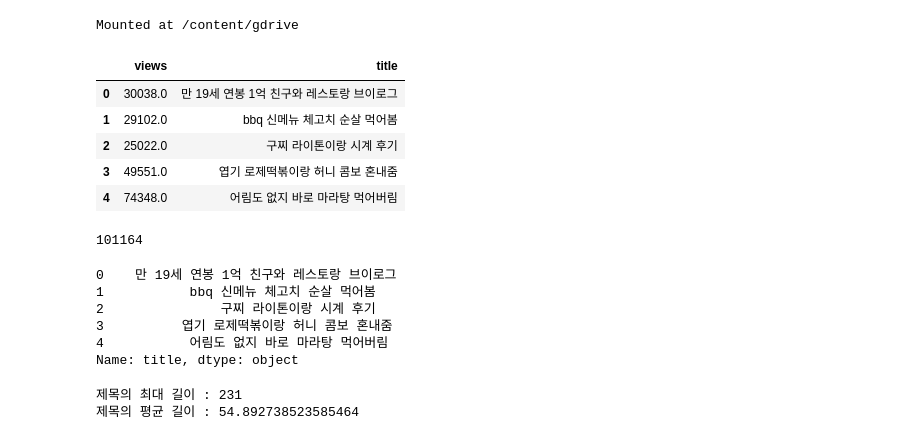
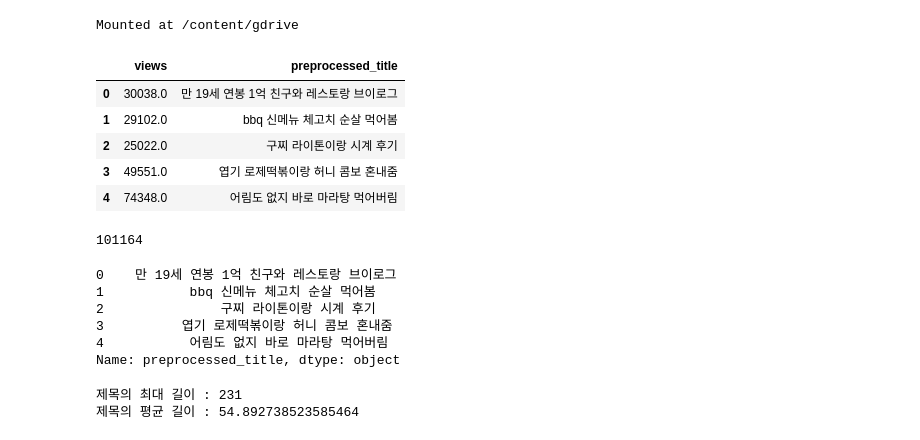
Before and after one commit to Hits-hike/youtube-views-prediction-model, a Jupyter notebook: pretest_tit2vec.ipynb, the cells around one changed output. Drawn from its saved outputs; the diff is of its cells as text; code cells hidden in the pictures.

```diff
--- a/pretest_tit2vec.ipynb
+++ b/pretest_tit2vec.ipynb
@@ -18,10 +18,10 @@ import matplotlib.pyplot as plt
 
 from gensim.models import Word2Vec, FastText
 # %%
-data = pd.read_csv('titles_preprocessed.csv', names = ['views', 'title'], usecols = [5, 6])
+data = pd.read_csv('titles_preprocessed.csv',usecols = [5, 6])
 data.head()
 # %% [output]
-|  | views | title |
+|  | views | preprocessed_title |
 | 0 | 30038.0 | 만 19세 연봉 1억 친구와 레스토랑 브이로그 |
 | 1 | 29102.0 | bbq 신메뉴 체고치 순살 먹어봄 |
 | 2 | 25022.0 | 구찌 라이톤이랑 시계 후기 |
@@ -33,7 +33,7 @@ len(data)
 101164
 # %%
 # title
-titles = data['title']
+titles = data['preprocessed_title']
 titles.head()
 # %% [output]
 0    만 19세 연봉 1억 친구와 레스토랑 브이로그
@@ -41,7 +41,7 @@ titles.head()
 2               구찌 라이톤이랑 시계 후기
 3          엽기 로제떡볶이랑 허니 콤보 혼내줌
 4           어림도 없지 바로 마라탕 먹어버림
-Name: title, dtype: object
+Name: preprocessed_title, dtype: object
 # %%
 # 제목 길이 분포
 print('제목의 최대 길이 :',max(len(l) for l in titles))
```
Also changed, not shown: parts of 1 cell of this notebook.
